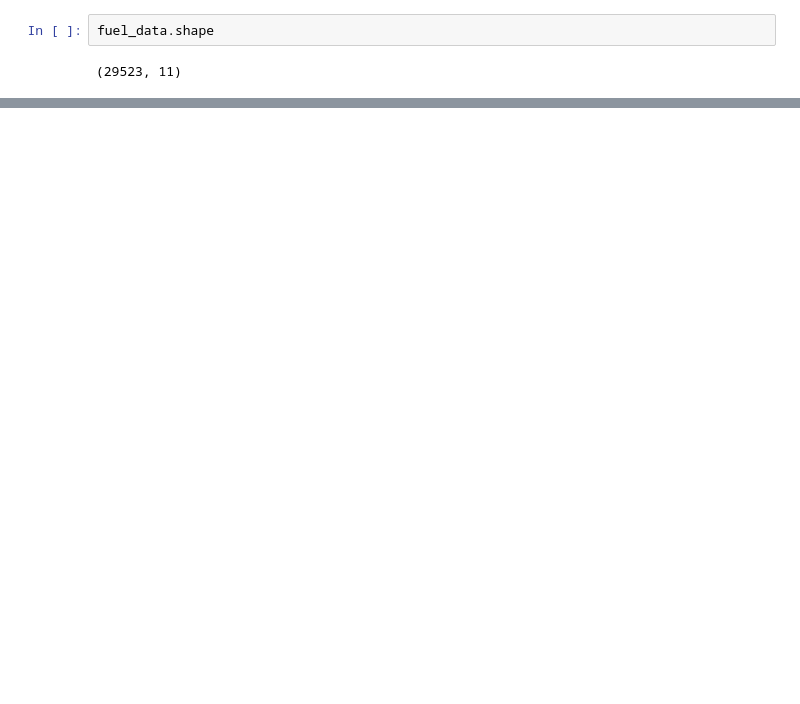
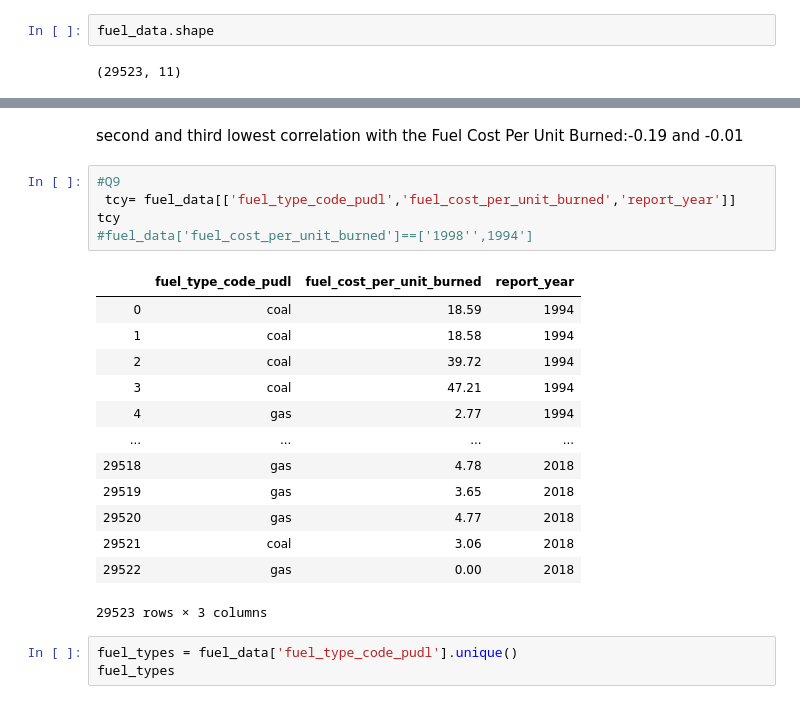
Before and after one commit to Tbori1/Hamoye-stage-A-quiz-, a Jupyter notebook: Hamoye Stage A Quiz.ipynb, the cells around one changed output, grey strips where cells are left out. Saved outputs shown, nothing was run; the diff lists cells and outputs as text; blank space fills up the shorter version.

```diff
--- a/Hamoye Stage A Quiz.ipynb
+++ b/Hamoye Stage A Quiz.ipynb
@@ -63,0 +159,24 @@ fuel_data.shape
+# %% [markdown]
+second and third lowest correlation with the Fuel Cost Per Unit Burned:-0.19 and -0.01
+# %%
+#Q9
+ tcy= fuel_data[['fuel_type_code_pudl','fuel_cost_per_unit_burned','report_year']]
+tcy
+#fuel_data['fuel_cost_per_unit_burned']==['1998'',1994']
+# %% [output]
+|  | fuel_type_code_pudl | fuel_cost_per_unit_burned | report_year |
+| 0 | coal | 18.59 | 1994 |
+| 1 | coal | 18.58 | 1994 |
+| 2 | coal | 39.72 | 1994 |
+| 3 | coal | 47.21 | 1994 |
+| 4 | gas | 2.77 | 1994 |
+| ... | ... | ... | ... |
+| 29518 | gas | 4.78 | 2018 |
+| 29519 | gas | 3.65 | 2018 |
+| 29520 | gas | 4.77 | 2018 |
+| 29521 | coal | 3.06 | 2018 |
+| 29522 | gas | 0.00 | 2018 |
+29523 rows × 3 columns
+# %%
+fuel_types = fuel_data['fuel_type_code_pudl'].unique()
+fuel_types
```
Also changed, not shown: parts of 24 cells of this notebook.
